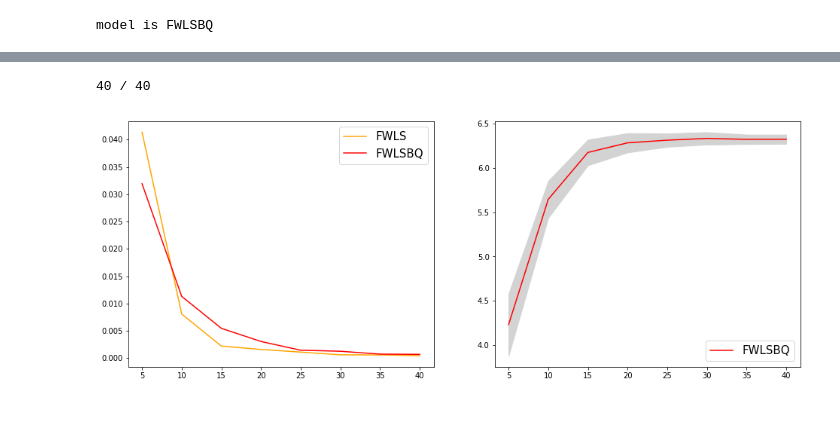
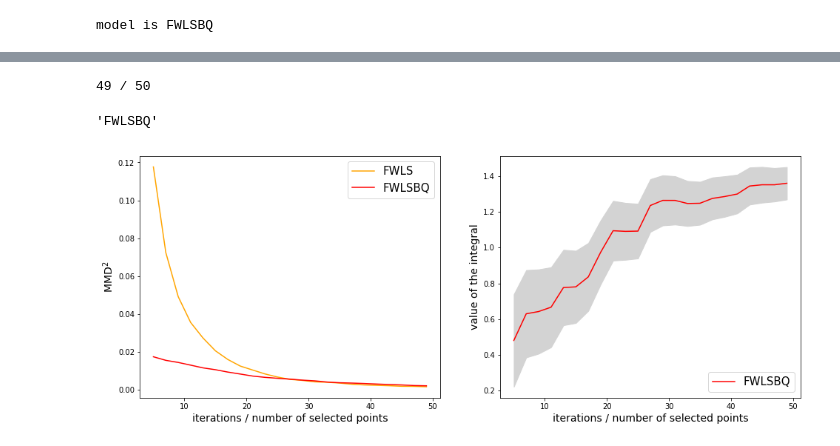
Before and after one commit to ncloarec/FWBQ_project, a Jupyter notebook: notebooks/FrankWolfeBayesianQuadrature.ipynb, the cells around one changed output, grey strips where cells are left out. Saved outputs shown, nothing was run; the diff lists cells and outputs as text; code cells hidden in the pictures; blank space fills up the shorter version.

```diff
--- a/notebooks/FrankWolfeBayesianQuadrature.ipynb
+++ b/notebooks/FrankWolfeBayesianQuadrature.ipynb
@@ -97,8 +139,8 @@ plt.show()
 # %% [markdown]
 ### Monte Carlo integration
 # %%
-n = 100 # number of points to draw at each iteration
-m = 10 # number of iterations
+n = 1000 # number of points to draw at each iteration
+m = 1 # number of iterations
 I = []
 for i in range(m):
     A = 0
@@ -113,7 +155,7 @@ Monte Carlo integration :  6.50603068728
 # %% [markdown]
 ### Frank-Wolfe Bayesian Quadrature integration
 # %%
-n = 40 # number of points to draw
+n = 50 # number of points to draw
 lambda_ = 1
 sigma_ = 2
 # %%
@@ -209,20 +252,20 @@ for i in range(2, n+1):
         return(s)
 
     # samplepoints to find the minimum among them
-    if i > 0:
-        samplepoints = sample(mixmus, mixsigmas, mixweights, n = 500)
+    if i == 2:
+        samplepoints1 = sample(mixmus, mixsigmas, mixweights, n = 500)
 
     # start = clock()
     # find the minimum X
-    Xmin = samplepoints[0]
+    Xmin = samplepoints1[0]
     Tmin = T(x = Xmin, i = i, kernel = kernel, meanmapkernel = meanmapkernel)
-    for X in samplepoints:
+    for X in samplepoints1:
         t = T(x = X, i = i, kernel = kernel, meanmapkernel = meanmapkernel)
         if t < Tmin:
             Xmin = X
             Tmin = t
     X = Xmin
-    # X = samplepoints[np.argmin([T(x, i, kernel, meanmapkernel) for x in samplepoints])]
+    # X = samplepoints1[np.argmin([T(x, i, kernel, meanmapkernel) for x in samplepoints1])]
     # end = clock()
     # print(end - start, "\n")
 
@@ -430,7 +504,7 @@ index.append(start)
 x = start
 while x < n+1:
     index.append(x)
-    x += 5
+    x += 2
 
 I0 = index
 
@@ -455,7 +529,6 @@ for i in index:
     variance = np.sum(np.square(Gi - Zi))
     VarianceFW = abs(variance)
 
-
     variance1 = integralmeanmapkernel(mixmus = mixmus, mixsigmas = mixsigmas, mixweights = mixweights, lambda_ = lambda_, sigma_ = sigma_)
     variance2 = np.float(np.dot(WeightsBQ, Zi))
     variance = variance1 - variance2
@@ -466,28 +539,45 @@ for i in index:
     FWLS_variance.append(VarianceFW)
     FWLSBQ_variance.append(VarianceBQ)
 # %% [output]
-40 / 40
+49 / 50
+# %%
+model
+# %% [output]
+'FWLSBQ'
 # %%
 plt.rcParams["figure.figsize"] = (16, 6)
+
+if model == "FWBQ":
+    algo1 = "FW"
+    algo2 = "FWBQ"
+elif model == "FWLSBQ":
+    algo1 = "FWLS"
+    algo2 = "FWLSBQ"
 
 plt.subplot(1,2,1)
 X1 = I0
 Y1 = FWLS_variance
 Y2 = FWLSBQ_variance
 
-line1, = plt.plot(X1, Y1, color = "orange", label = "FWLS")
-line2, = plt.plot(X1, Y2, color = "red", label = "FWLSBQ")
+line1, = plt.plot(X1, Y1, color = "orange", label = algo1)
+line2, = plt.plot(X1, Y2, color = "red", label = algo2)
+plt.xlabel(r"iterations / number of selected points", fontsize = 14)
+plt.ylabel(r"MMD$^2$", fontsize = 14)
 plt.legend(handles=[line1, line2], fontsize = 15, loc = 'upper right')
 
 plt.subplot(1,2,2)
 X0 = I0
 Y0 = FWLSBQ_mean
 Y01 = FWLSBQ_mean-1.96*np.sqrt(FWLSBQ_variance)
 Y02 = FWLSBQ_mean+1.96*np.sqrt(FWLSBQ_variance)
-line0, = plt.plot(X0, Y0, color = "red", label = "FWLSBQ")
+line0, = plt.plot(X0, Y0, color = "red", label = algo2)
 plt.fill_between(I0, Y01, Y02, color = "lightgrey")
+plt.xlabel(r"iterations / number of selected points", fontsize = 14)
+plt.ylabel(r"value of the integral", fontsize = 14)
 plt.legend(handles=[line0], fontsize = 15, loc = 'lower right')
 
+plt.savefig("plot-mmdsquared-value-"+model+".png", dpi = 100, bbox_inches ="tight")
+
 plt.show()
 # %% [output]
-[figure, old version]
+[figure, new version]
```
Also changed, not shown: parts of 19 cells of this notebook.
